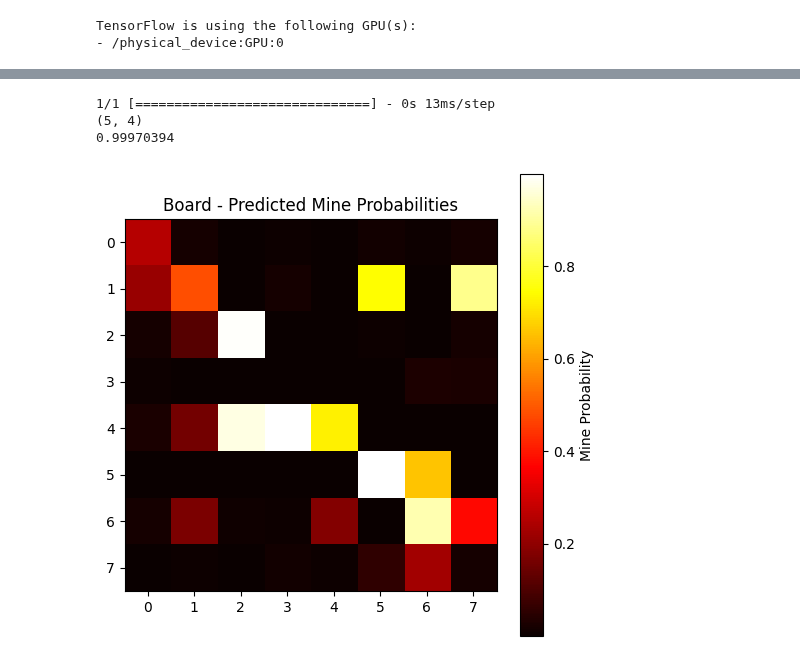
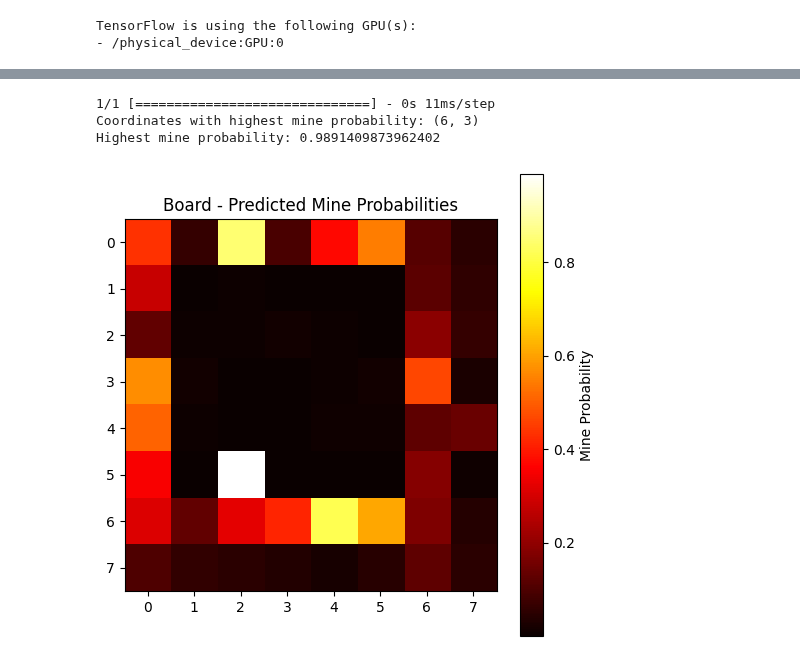
Before and after one commit to TanveenBal/ML-Minesweeper, a Jupyter notebook: minesweeper trainer NN.ipynb, the cells around one changed output, grey strips where cells are left out. Drawn from its saved outputs; the diff is of its cells as text; code cells hidden in the pictures.

Commit message:
Use of keras dataset object instead of all in memory

```diff
--- a/minesweeper trainer NN.ipynb
+++ b/minesweeper trainer NN.ipynb
@@ -132,0 +148,19 @@ Epoch 10/10
+# %%
+total_mines = 0
+correctly_predicted_mines = 0
+
+for boards, labels in test:
+    predictions = model.predict(boards)
+    predicted_classes = (predictions > 0.5).astype(int)
+
+    for i in range(boards.shape[0]):
+        actual_mines = (labels[i] == 1)
+        predicted_mines = (predicted_classes[i] == 1)
+
+        total_mines += np.sum(actual_mines)
+        correctly_predicted_mines += np.sum(np.logical_and(actual_mines, predicted_mines))
+
+print(f"Total number of actual mines: {total_mines}")
+print(f"Number of correctly predicted mines: {correctly_predicted_mines}")
+accuracy = (correctly_predicted_mines / total_mines) * 100 if total_mines > 0 else 0
+print(f"Accuracy in predicting mines: {accuracy:.2f}%")
@@ -133,29 +185,54 @@ Epoch 10/10
 # %%
 def test_model_on_board(model, board):
     board = np.expand_dims(board, axis=0)
+
     prediction = model.predict(board)
     predicted_probabilities = prediction[0]
+
     max_cord = (0, 0)
     max_prediction = 0
     for row, predicted_row in enumerate(predicted_probabilities):
         for col, predicted_cell in enumerate(predicted_row):
             if predicted_cell > max_prediction:
                 max_prediction = predicted_cell
                 max_cord = (row + 1, col + 1)
-    print(max_cord)
-    print(max_prediction)
+
+    print(f"Coordinates with highest mine probability: {max_cord}")
+    print(f"Highest mine probability: {max_prediction}")
+
     plt.figure(figsize=(6, 6))
     plt.title(f"Board - Predicted Mine Probabilities")
     plt.imshow(predicted_probabilities, cmap='hot', interpolation='nearest')
     plt.colorbar(label='Mine Probability')
     plt.show()
 
-board = 2
-test_model_on_board(model, X[board])
-print(X[board])
-print(y[board])
+def map_cell_value(cell):
+    if cell == 0:
+        return 'U'
+    elif cell == 1:
+        return -1
+    else:
+        return cell - 2
+
+def print_board(board, map=True):
+    if map:
+        board = np.vectorize(map_cell_value)(board)
+    for row in board:
+        print(" ".join(str(cell) for cell in row))
+
+for board, labels in dataset.take(1):
+    board_np = board.numpy()
+    labels_np = labels.numpy()
+
+    test_model_on_board(model, board_np)
+
+    print("Input Board:")
+    print_board(board_np)
+
+    print("\nLabels:")
+    print_board(labels_np, map=False)
 # %% [output]
-1/1 [==============================] - 0s 13ms/step
-(5, 4)
-0.99970394
+1/1 [==============================] - 0s 11ms/step
+Coordinates with highest mine probability: (6, 3)
+Highest mine probability: 0.9891409873962402
-[figure, old version]
+[figure, new version]
```
Also changed, not shown: parts of 8 cells of this notebook, 6 other files.
